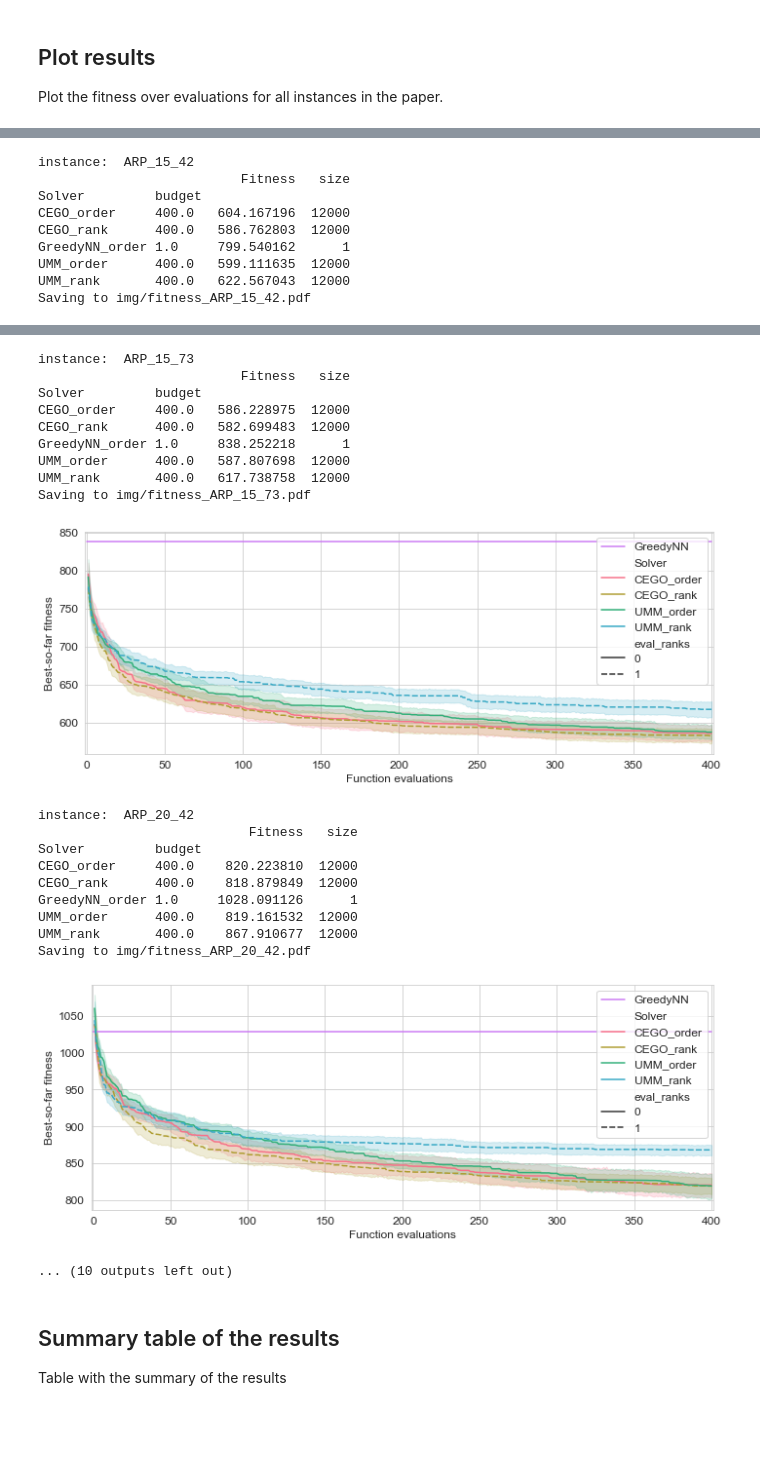
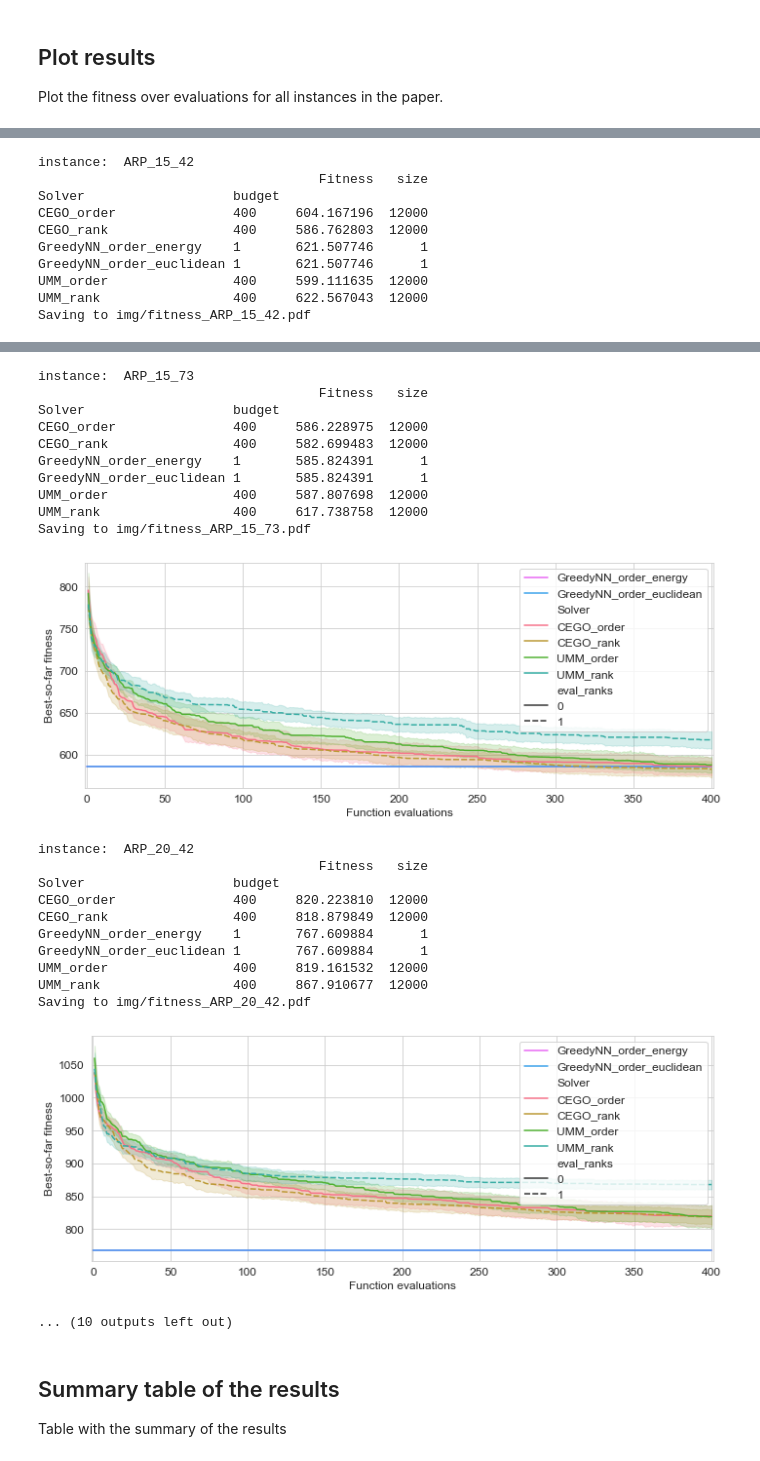
Before and after one commit to MLopez-Ibanez/AsteroidRoutingProblem, a Jupyter notebook: 4-analysis.ipynb, the cells around one changed output, grey strips where cells are left out. Drawn from its saved outputs; the diff is of its cells as text; code cells hidden in the pictures; blank space fills up the shorter version.

Commit message:
update launcher for greedy

```diff
--- a/4-analysis.ipynb
+++ b/4-analysis.ipynb
@@ -71,6 +71,8 @@ def read_alldata(pat="./results/**/*.csv.xz"):
             tmp['Solver'] += "_order"
         elif "-er1" in filename:
             tmp['Solver'] += "_rank"
+        if "greedynn" in filename:
+            tmp['Solver'] += "_" + tmp['distance']
         #tmp['Solver'] += '_'
         #tmp['Solver'] += tmp.budget.astype(str)
         lis.append(tmp)
@@ -208,9 +198,10 @@ def plot_fitness(df, inst, best = False):
         print("optimum: ", val_opt)
         plt.plot([0,budget],[val_opt,val_opt])
     palette = sns.color_palette("husl", df['Solver'].nunique())
-    greedynn_f = df.loc[df.Solver.str.startswith("GreedyNN"), "Fitness"]
+    greedynn_f = df.loc[df.Solver.str.startswith("GreedyNN"), ['Solver',"Fitness"]]
     if len(greedynn_f) > 0:
-        plt.plot([0,budget],[greedynn_f,greedynn_f], label="GreedyNN", color=palette.pop())
+        for index, (solver, fitness) in greedynn_f.iterrows():
+            plt.plot([0,budget],[fitness,fitness], label=solver, color=palette.pop())
         df = df[~df.Solver.str.startswith("GreedyNN")]
     if best:
         y_col = 'Best-so-far fitness'
@@ -256,9 +249,10 @@ Saving to img/fitness_ARP_10_73.pdf
 instance:  ARP_15_42
-                          Fitness   size
-Solver         budget
-CEGO_order     400.0   604.167196  12000
-CEGO_rank      400.0   586.762803  12000
-GreedyNN_order 1.0     799.540162      1
-UMM_order      400.0   599.111635  12000
-UMM_rank       400.0   622.567043  12000
+                                    Fitness   size
+Solver                   budget
+CEGO_order               400     604.167196  12000
+CEGO_rank                400     586.762803  12000
+GreedyNN_order_energy    1       621.507746      1
+GreedyNN_order_euclidean 1       621.507746      1
+UMM_order                400     599.111635  12000
+UMM_rank                 400     622.567043  12000
 Saving to img/fitness_ARP_15_42.pdf
@@ -266,23 +260,25 @@ Saving to img/fitness_ARP_15_42.pdf
 instance:  ARP_15_73
-                          Fitness   size
-Solver         budget
-CEGO_order     400.0   586.228975  12000
-CEGO_rank      400.0   582.699483  12000
-GreedyNN_order 1.0     838.252218      1
-UMM_order      400.0   587.807698  12000
-UMM_rank       400.0   617.738758  12000
+                                    Fitness   size
+Solver                   budget
+CEGO_order               400     586.228975  12000
+CEGO_rank                400     582.699483  12000
+GreedyNN_order_energy    1       585.824391      1
+GreedyNN_order_euclidean 1       585.824391      1
+UMM_order                400     587.807698  12000
+UMM_rank                 400     617.738758  12000
 Saving to img/fitness_ARP_15_73.pdf
-[figure, old version]
+[figure, new version]
 instance:  ARP_20_42
-                           Fitness   size
-Solver         budget
-CEGO_order     400.0    820.223810  12000
-CEGO_rank      400.0    818.879849  12000
-GreedyNN_order 1.0     1028.091126      1
-UMM_order      400.0    819.161532  12000
-UMM_rank       400.0    867.910677  12000
+                                    Fitness   size
+Solver                   budget
+CEGO_order               400     820.223810  12000
+CEGO_rank                400     818.879849  12000
+GreedyNN_order_energy    1       767.609884      1
+GreedyNN_order_euclidean 1       767.609884      1
+UMM_order                400     819.161532  12000
+UMM_rank                 400     867.910677  12000
 Saving to img/fitness_ARP_20_42.pdf
-[figure, old version]
+[figure, new version]
 ... (10 outputs left out)
 # %% [markdown]
 ## Summary table of the results
```
Also changed, not shown: parts of 6 cells of this notebook, 16 other files.
